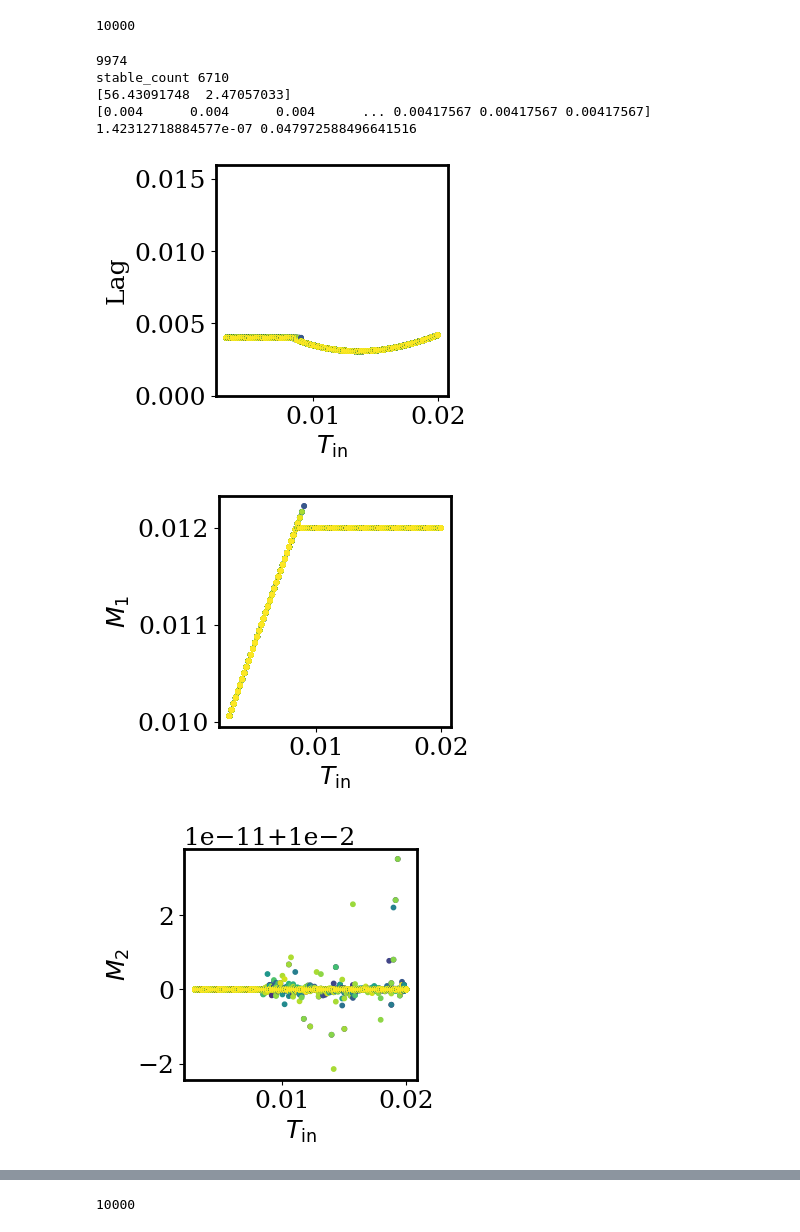
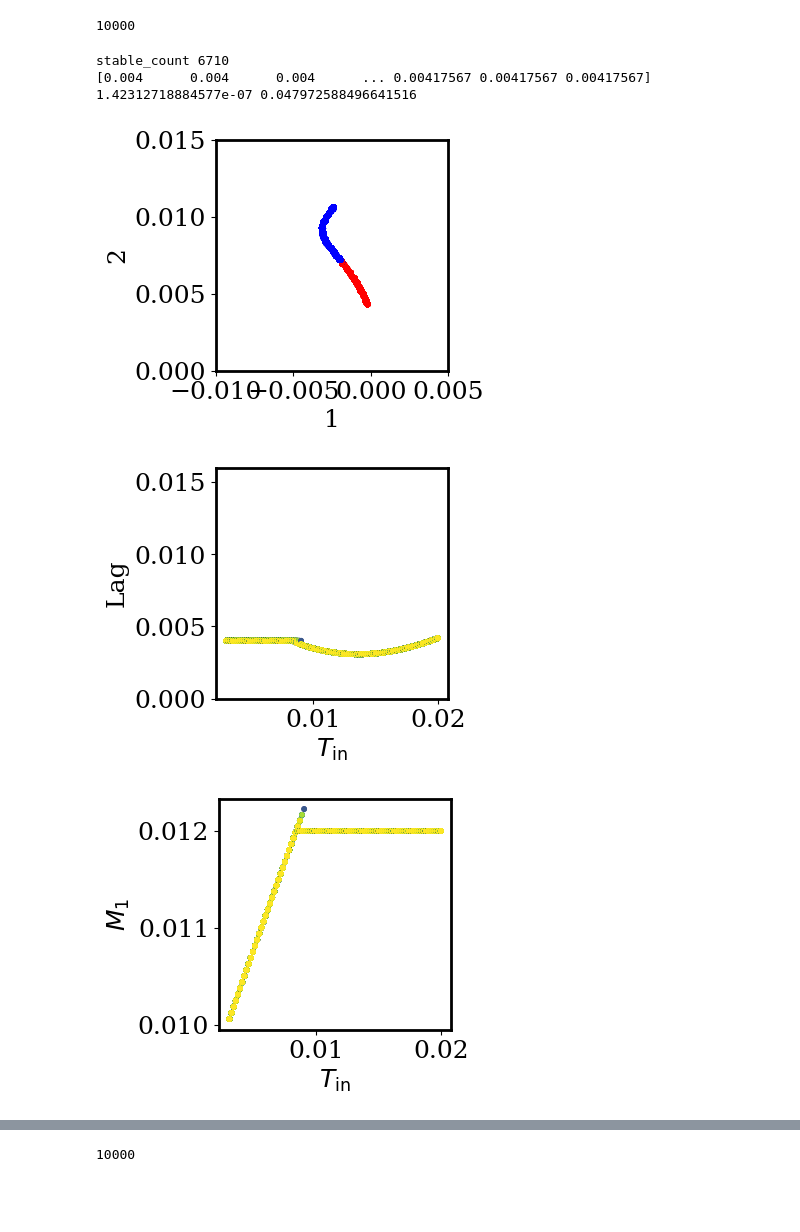
Before and after one commit to davidgbe/automated_plasticity_discovery, a Jupyter notebook: moment_control.ipynb, the cells around one changed output, grey strips where cells are left out. Drawn from its saved outputs; the diff is of its cells as text; code cells hidden in the pictures; blank space fills up the shorter version.

```diff
--- a/moment_control.ipynb
+++ b/moment_control.ipynb
@@ -731,13 +569,29 @@ def comp_r_out(w, b, a, T, t):
     b = np.where(b < 1e-6, 0, b)
 
     r = np.zeros(len(t))
+    t_first_half_max = np.nan
+    t_second_half_max = np.nan
     if wat * (1 - exp_T) > b:
         mask_1 = np.logical_and(t >= t_star, t < T)
         mask_2 = np.logical_and(t >= T, t < t_star_star)
         r[mask_1] = wat * (1 - np.exp(-t[mask_1]/tau_s)) - b
         r[mask_2] = wat * (np.exp(T/tau_s) - 1) * np.exp(-t[mask_2]/tau_s) - b
 
-    return r
+        r_half_max = (wat * (1 - exp_T) - b) / 2
+
+        crossed_half_max = False
+        for i in range(len(t)):
+            if not crossed_half_max:
+                if r[i] > r_half_max:
+                    crossed_half_max = True
+                    t_first_half_max = t[i]
+            else:
+                if r[i] < r_half_max:
+                    crossed_half_max = False
+                    t_second_half_max = t[i]
+
+
+    return r, t_first_half_max, t_second_half_max
 
 def comp_integrals_w_cross(w, b, a, T):
     wat = w * a * tau_s
@@ -1485,11 +1307,24 @@ np.count_nonzero(valid_solns_mask)
 # %% [output]
 10000
 # %%
-I1, I2 = comp_integrals(fixed_points[:, 0], fixed_points[:, 1], a.flatten()[valid_solns_mask], T.flatten()[valid_solns_mask])
-lags, peaks = comp_lags_and_peaks(fixed_points[:, 0], fixed_points[:, 1], a.flatten()[valid_solns_mask], T.flatten()[valid_solns_mask])
-print(lags.argmax())
+dt = 0.0001
+t = np.linspace(0, 0.06, int(0.06 / dt))
 
-derivs = comp_derivatives(np.array(fixed_points[:, 0]), np.array(fixed_points[:, 1]), a.flatten()[valid_solns_mask], T.flatten()[valid_solns_mask],
+a_valid = a.flatten()[valid_solns_mask]
+T_valid = T.flatten()[valid_solns_mask]
+
+I1, I2 = comp_integrals(fixed_points[:, 0], fixed_points[:, 1], a_valid, T_valid)
+lags, peaks = comp_lags_and_peaks(fixed_points[:, 0], fixed_points[:, 1], a_valid, T_valid)
+
+t_first_half_maxes = np.empty((fixed_points.shape[0]))
+t_second_half_maxes = np.empty((fixed_points.shape[0]))
+
+for i in range(fixed_points.shape[0]):
+    r_out, t_first_half_max, t_second_half_max = comp_r_out(fixed_points[i, 0], fixed_points[i, 1], a_valid[i], T_valid[i], t)
+    t_first_half_maxes[i] = t_first_half_max - T_valid[i] / 2
+    t_second_half_maxes[i] = t_second_half_max - T_valid[i] / 2
+
+derivs = comp_derivatives(np.array(fixed_points[:, 0]), np.array(fixed_points[:, 1]), a_valid, T_valid,
                           w_coef_I1=w_coef_I1, w_coef_I2=w_coef_I2, b_coef_I1=b_coef_I1, b_coef_I2=b_coef_I2)
 derivs = np.array(derivs)
 derivs = derivs.reshape(2, 2, derivs.shape[1])
@@ -1508,26 +1343,27 @@ for k in range(derivs.shape[-1]):
 print('stable_count', stable_count)
 stable_colors = ['blue' if i == 1 else 'red' for i in stable]
 
-# derivs = np.array([[-derivs[0], -derivs[1]], [derivs[2], derivs[3]]])
-# print(np.linalg.eig(derivs))
+scale = 1
+fig, axs = plt.subplots(1, 1, figsize=(3 * scale, 3 * scale))
+axs.scatter(t_first_half_maxes, t_second_half_maxes, c=stable_colors, s=10)
+axs.set_xlim(-0.01, 0.005)
+axs.set_ylim(0, 0.015)
+axs.set_xlabel(r'1')
+axs.set_ylabel(r'2')
 
-
-
-print(fixed_points[lags.argmax(), :])
 
 scale = 1
 fig, axs = plt.subplots(1, 1, figsize=(3 * scale, 3 * scale))
 
-axs.scatter(T.flatten()[valid_solns_mask], lags, c=a.flatten()[valid_solns_mask], s=10)
+axs.scatter(T_valid, lags, c=a_valid, s=10)
 axs.set_ylim(0, 0.016)
-# axs.set_ylim(0, 2 * w_set)
 axs.set_xlabel(r'$T_{\rm in}$')
 axs.set_ylabel(r'Lag')
 
 scale = 1
 fig, axs = plt.subplots(1, 1, figsize=(3 * scale, 3 * scale))
 
-axs.scatter(T.flatten()[valid_solns_mask], I1, c=a.flatten()[valid_solns_mask], s=10)
+axs.scatter(T_valid, I1, c=a_valid, s=10)
 lag_max = 0.02
 lag_min = 0
 I1_max = 0.02
@@ -1540,7 +1376,7 @@ axs.set_ylabel(r'$M_1$')
 scale = 1
 fig, axs = plt.subplots(1, 1, figsize=(3 * scale, 3 * scale))
 
-axs.scatter(T.flatten()[valid_solns_mask], I2, c=a.flatten()[valid_solns_mask], s=10)
+axs.scatter(T_valid, I2, c=a_valid, s=10)
 lag_max = 0.01
 lag_min = 0
 I1_max = 0.02
@@ -1553,7 +1389,7 @@ axs.set_ylabel(r'$M_2$')
 scale = 1
 fig, axs = plt.subplots(1, 1, figsize=(3 * scale, 3 * scale))
 
-axs.scatter(T.flatten()[valid_solns_mask], a.flatten()[valid_solns_mask], c=stable_colors, s=10)
+axs.scatter(T_valid, a_valid, c=stable_colors, s=10)
 lag_max = 0.01
 lag_min = 0
 peak_max = 3
@@ -1563,35 +1399,33 @@ peak_min = 0
 axs.set_xlabel(r'$T_{\rm in}$')
 axs.set_ylabel(r'$a_{\rm in}$')
 
 print(lags)
 
 tiling_size = 60
 density = np.zeros((tiling_size, tiling_size))
 for lag, peak in zip(lags, peaks):
     i_peak = int((peak - peak_min) / (peak_max - peak_min) * tiling_size)
     i_lag = int((lag - lag_min) / (lag_max - lag_min) * tiling_size)
     density[i_peak, i_lag] += 1
 
 density = density / density.sum()
 
 scale = 1
 fig, axs = plt.subplots(1, 1, figsize=(3 * scale, 3 * scale))
 cbar = axs.matshow(density, cmap='hot', origin='lower', vmin=0)
 axs.set_xticks([0, tiling_size - 1])
 axs.set_xticklabels([lag_min, lag_max])
 axs.set_yticks([0, tiling_size - 1])
 axs.set_yticklabels([peak_min, peak_max])
 fig.colorbar(cbar, fraction=0.046, pad=0.04)
 axs.set_xlabel('Lag')
 axs.set_ylabel(r'Peak')
 
 print(np.var(lags), np.var(peaks))
 # %% [output]
-9974
 stable_count 6710
-[56.43091748  2.47057033]
 [0.004      0.004      0.004      ... 0.00417567 0.00417567 0.00417567]
 1.42312718884577e-07 0.047972588496641516
-[figure, old version]
+[figure, new version]
-[figure, old version]
+[figure, new version]
-[figure, old version]
+[figure, new version]
```
Also changed, not shown: parts of 15 cells of this notebook, 2 other files.
